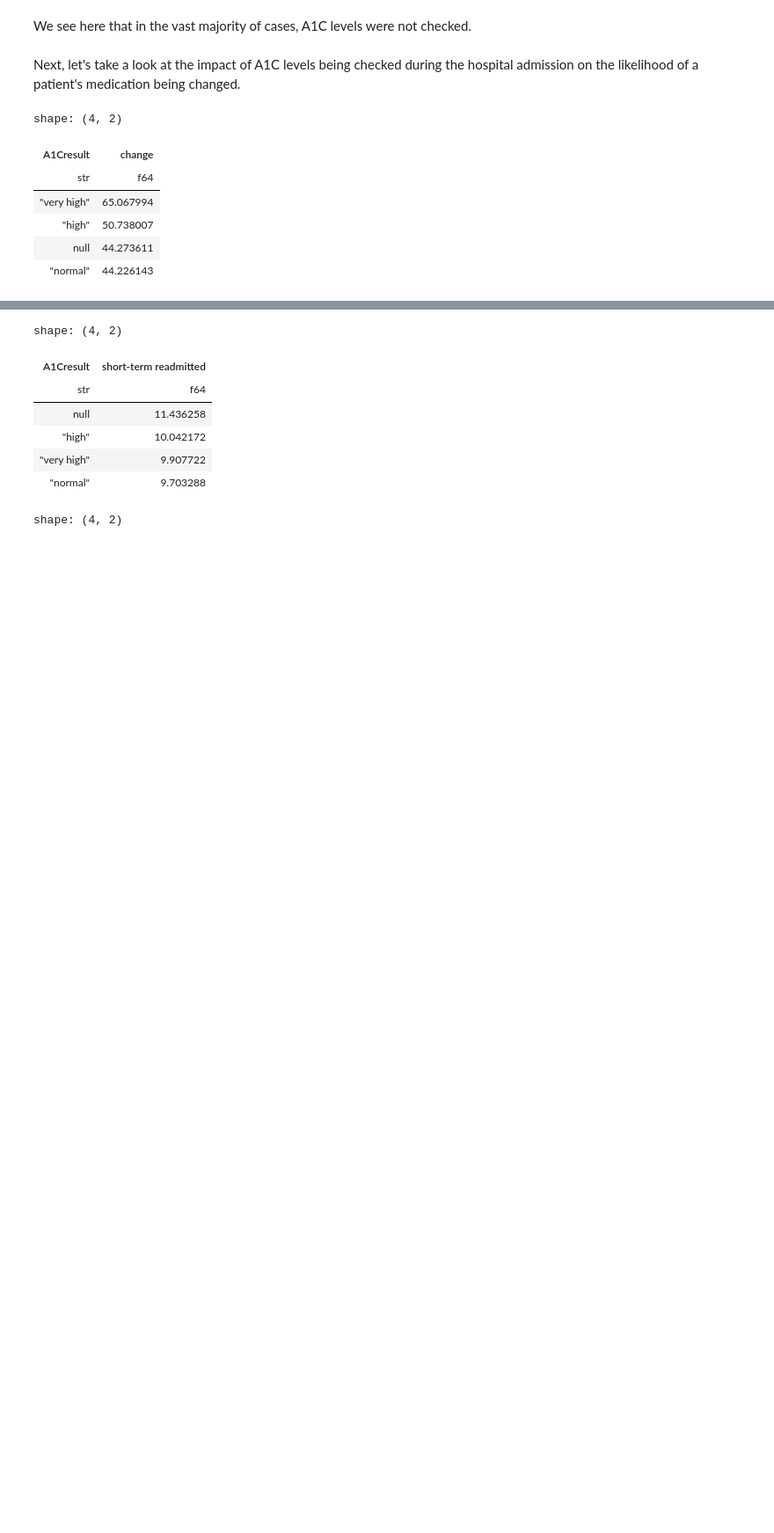
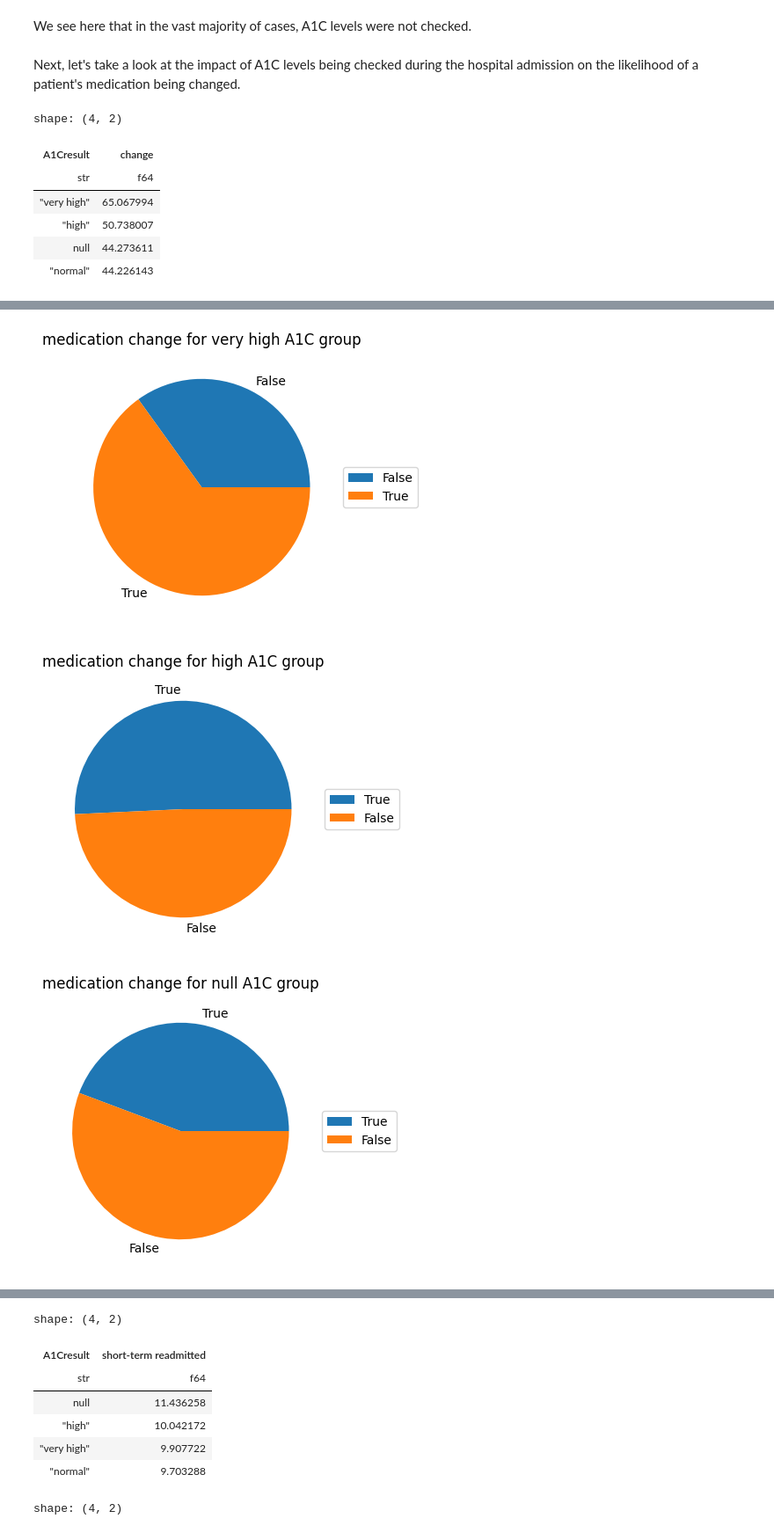
Before and after one commit to mithril-security/bastionlab, a Jupyter notebook: docs/docs/how-to-guides/diabetes_exploration.ipynb, the cells around one changed output, grey strips where cells are left out. Shown at 88% size. Saved outputs shown, nothing was run; the diff lists cells and outputs as text; code cells hidden in the pictures; blank space fills up the shorter version.

```diff
--- a/docs/docs/how-to-guides/diabetes_exploration.ipynb
+++ b/docs/docs/how-to-guides/diabetes_exploration.ipynb
@@ -602,0 +621,8 @@ What we now want to know is whether this has an impact on the likelihood of pati
+# %%
+for group in ["very high", "high", None, "normal"]:
+    tmp = rdf.filter(pl.col("A1Cresult") == group)
+    tmp.groupby("change").agg(pl.count().alias("count")).pieplot(parts="count", labels="change", title=("medication change for " + (group if group else "null") + " A1C group"))
+# %% [output]
+[figure, added]
+[figure, added]
+[figure, added]
```
Also changed, not shown: parts of 18 cells of this notebook.
